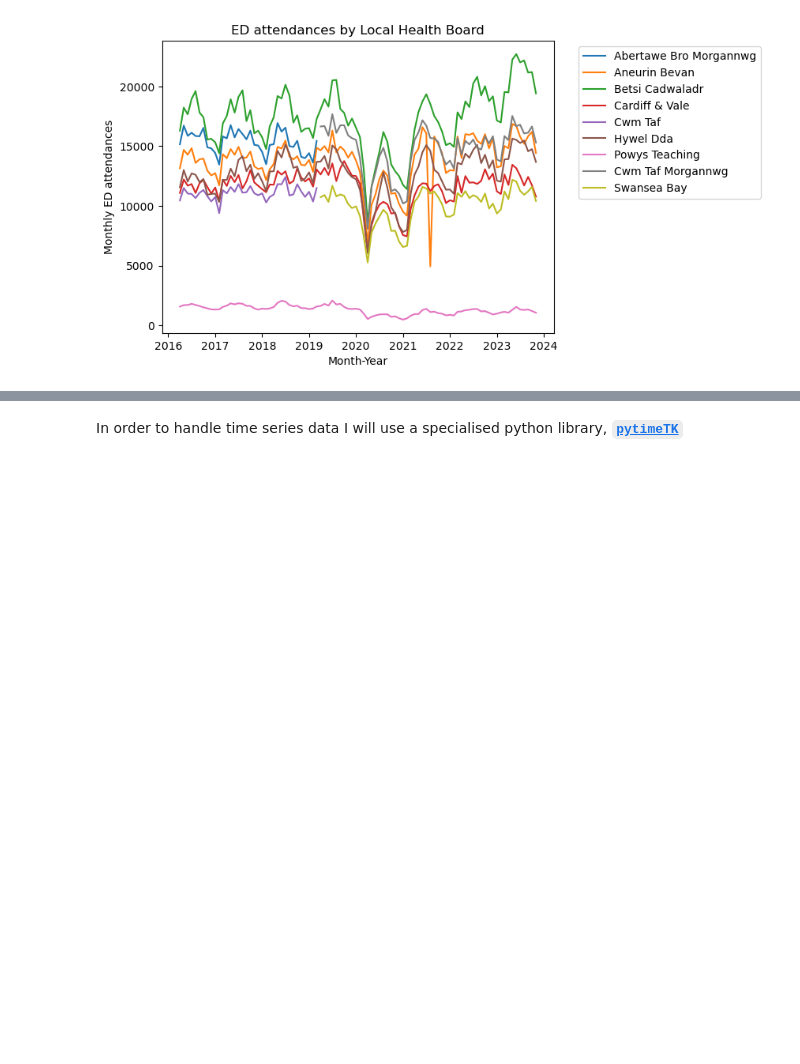
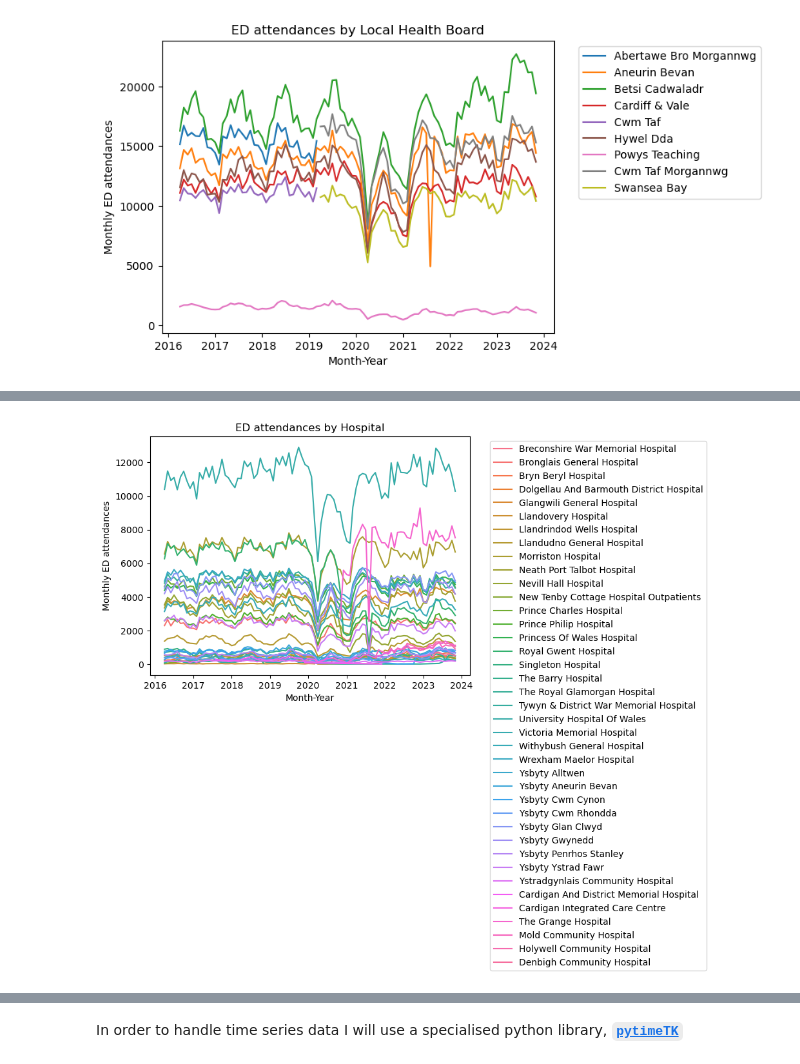
Before and after one commit to AuraFrizzati/python2-swansea-course, a Jupyter notebook: final_project/final_project_python2_AuraFrizzati.ipynb, the cells around one changed output, grey strips where cells are left out. Drawn from its saved outputs; the diff is of its cells as text; code cells hidden in the pictures; blank space fills up the shorter version.

Commit message:
all ts plots created

```diff
--- a/final_project/final_project_python2_AuraFrizzati.ipynb
+++ b/final_project/final_project_python2_AuraFrizzati.ipynb
@@ -317,0 +320,30 @@ plt.show()
+# %%
+## aggregate the data by year and hospital
+ED_wales_data_cln_hosp = ED_wales_data_cln.groupby(['Date_ItemName_ENG','Hospital_ItemName_ENG'])['Data'].sum().reset_index()
+
+## create the interactive time plot
+fig = px.line(
+    ED_wales_data_cln_hosp.sort_values(by='Date_ItemName_ENG'),
+    x='Date_ItemName_ENG',
+    y='Data',
+    color= 'Hospital_ItemName_ENG')
+fig.update_layout(
+    title="ED attendances by Hospital",
+    xaxis_title="Month-Year",
+    yaxis_title="Monthly ED attendances")
+fig.show()
+
+## create the static plot
+sns.lineplot(
+    x="Date_ItemName_ENG",
+    y="Data",
+    hue = "Hospital_ItemName_ENG",
+    data=ED_wales_data_cln_hosp).set(
+        title="ED attendances by Hospital",
+        xlabel="Month-Year",
+        ylabel="Monthly ED attendances")
+
+plt.legend(bbox_to_anchor=(1.05, 1), loc="upper left")
+plt.show()
+# %% [output]
+[figure, added]
```
Also changed, not shown: parts of 9 cells of this notebook.
